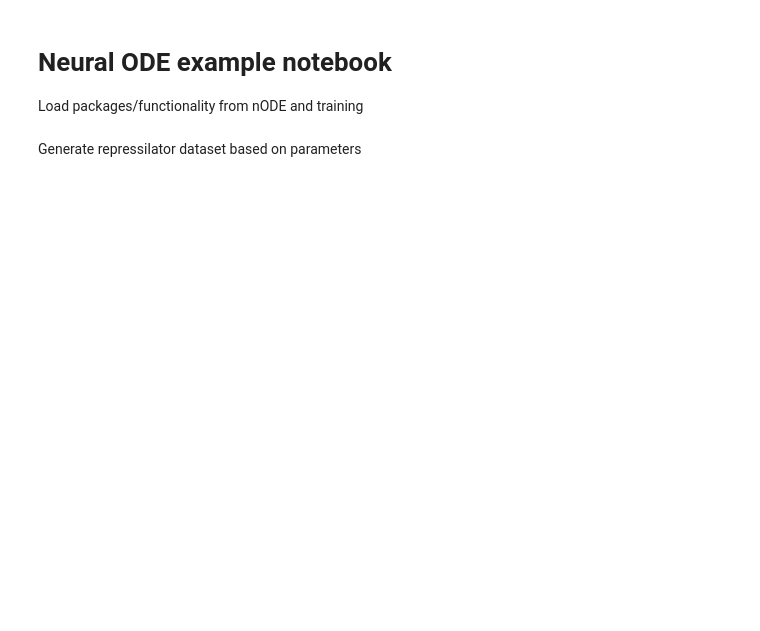
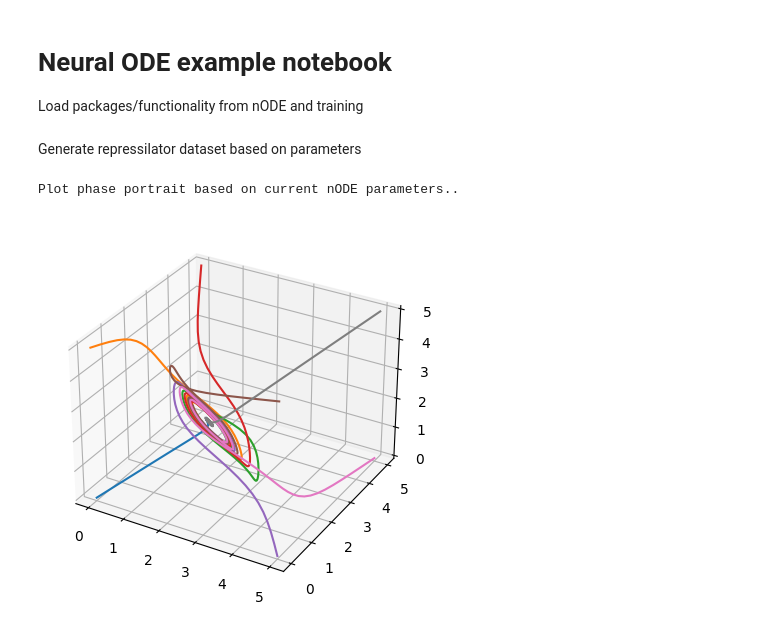
Before and after one commit to elenaquei/BioML, a Jupyter notebook: nODE.ipynb, the cells around one changed output. Saved outputs shown, nothing was run; the diff lists cells and outputs as text; code cells hidden in the pictures; blank space fills up the shorter version.

```diff
--- a/nODE.ipynb
+++ b/nODE.ipynb
@@ -14,13 +14,18 @@ Generate repressilator dataset based on parameters
 # %%
 ODE_dim = 3
 Gamma = np.array([-1., -1., -1.])
 integration_time = 1
 Win = np.array([[0, 0, -1.], [-1., 0, 0], [0,-1.,0]])
-Wout = 2*np.eye(3)
+Wout = np.array([[2., 0, 0], [0, 2., 0], [0,0,2.]])
 bin = np.array([[2.], [2.], [2.]])
 bout = np.array([[2.2], [2.], [2.]])
 
 train_data, test_data = weights_to_dataset(integration_time, Gamma, Win=Win, bin=bin, Wout=Wout, bout=bout, batch_size = 10)
 
 true_model = make_nODE_from_parameters(Gamma, Win=Win, bin=bin, Wout=Wout, bout=bout)
+
+true_model.phase_portrait(dim3=2, gridpoints=1, time_interval=[0.,10.])
+# %% [output]
+Plot phase portrait based on current nODE parameters..
+[figure, added]
 # %%
```
Also changed, not shown: parts of 2 cells of this notebook, 1 other file.
